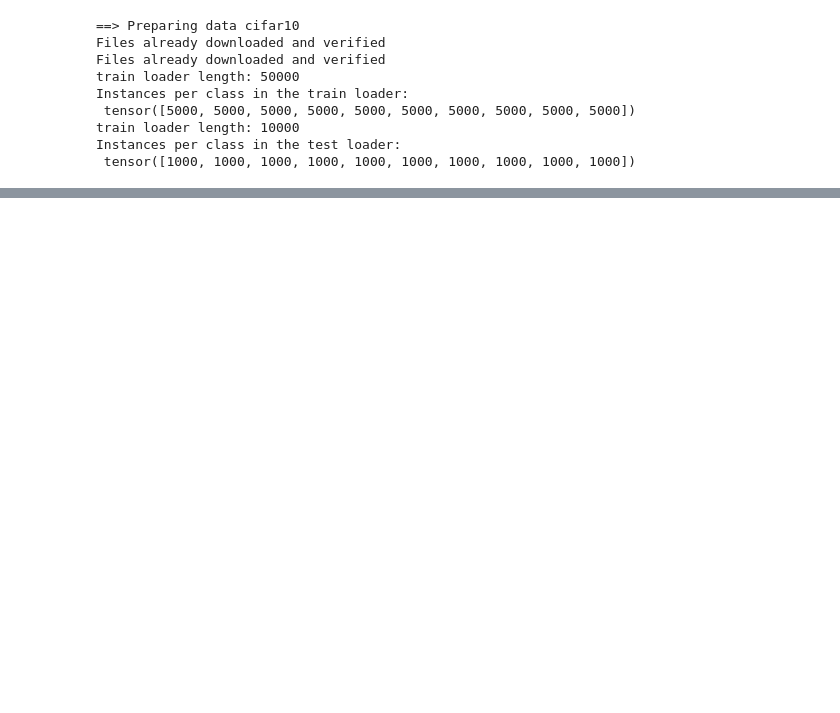
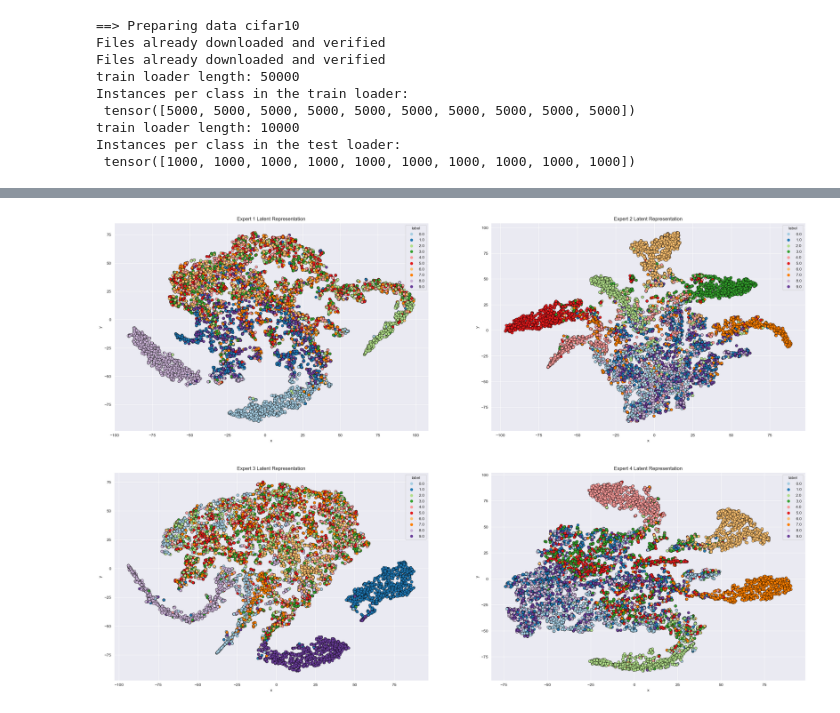
Before and after one commit to Gal-Blecher/Attention-MoE, a Jupyter notebook: evaluate.ipynb, the cells around one changed output, grey strips where cells are left out. Drawn from its saved outputs; the diff is of its cells as text; code cells hidden in the pictures; blank space fills up the shorter version.

```diff
--- a/evaluate.ipynb
+++ b/evaluate.ipynb
@@ -32,0 +44,18 @@ dominant_dict = plots.experts_areas(model_4_expert, data['test_loader'])
+# %%
+points_df_expert1 = plots.plot_data_latent(model_4_expert.expert1, data['test_loader'], plot_boundary=None, show=False)
+points_df_expert2 = plots.plot_data_latent(model_4_expert.expert2, data['test_loader'], plot_boundary=None, show=False)
+points_df_expert3 = plots.plot_data_latent(model_4_expert.expert3, data['test_loader'], plot_boundary=None, show=False)
+points_df_expert4 = plots.plot_data_latent(model_4_expert.expert4, data['test_loader'], plot_boundary=None, show=False)
+
+fig, ax = plt.subplots(2, 2, figsize=(30,20))
+
+sns.scatterplot(ax=ax[0,0], data=points_df_expert1, x='x', y='y', hue='label', palette='Paired', edgecolor="black",
+                s=40, legend='full').set(title='Expert 1 Latent Representation')
+sns.scatterplot(ax=ax[0,1], data=points_df_expert2, x='x', y='y', hue='label', palette='Paired', edgecolor="black",
+                s=40, legend='full').set(title='Expert 2 Latent Representation')
+sns.scatterplot(ax=ax[1,0], data=points_df_expert3, x='x', y='y', hue='label', palette='Paired', edgecolor="black",
+                s=40, legend='full').set(title='Expert 3 Latent Representation')
+sns.scatterplot(ax=ax[1,1], data=points_df_expert4, x='x', y='y', hue='label', palette='Paired', edgecolor="black",
+                s=40, legend='full').set(title='Expert 4 Latent Representation');
+# %% [output]
+[figure, added]
```
Also changed, not shown: parts of 2 cells of this notebook, 4 other files.
